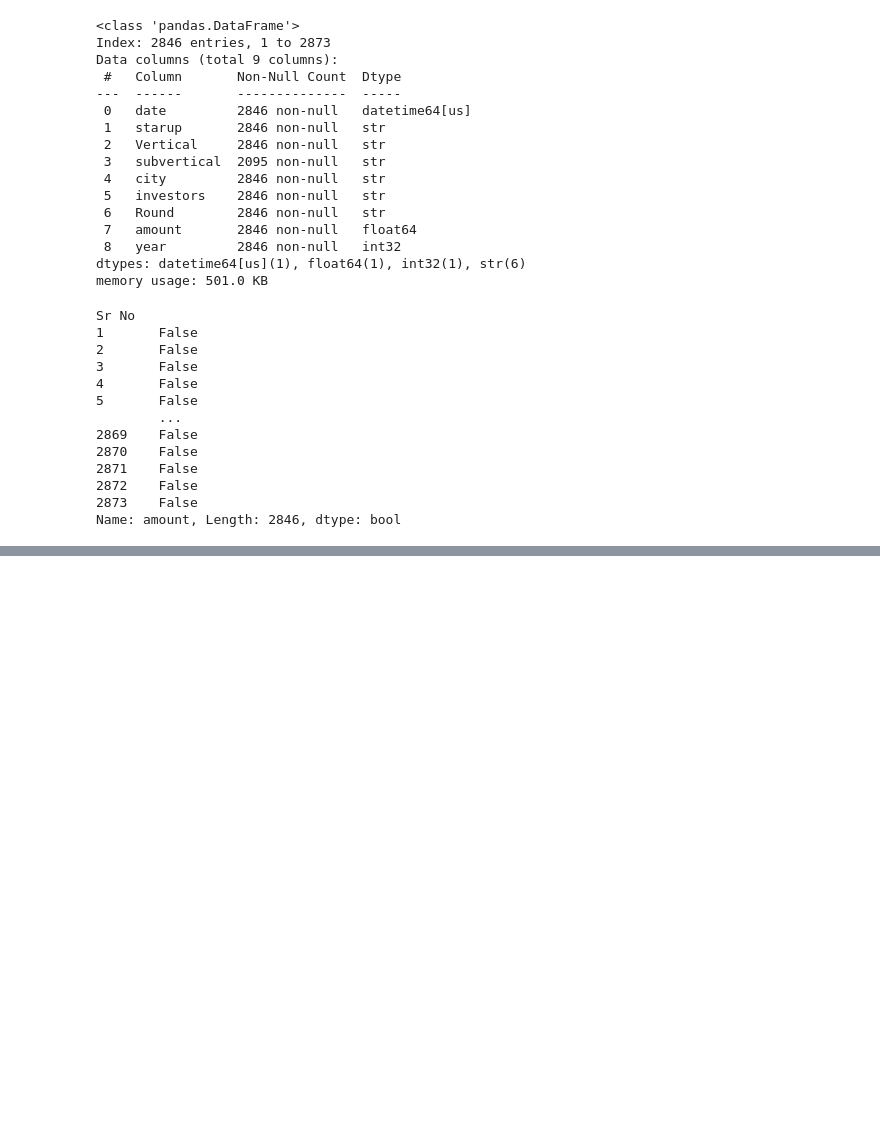
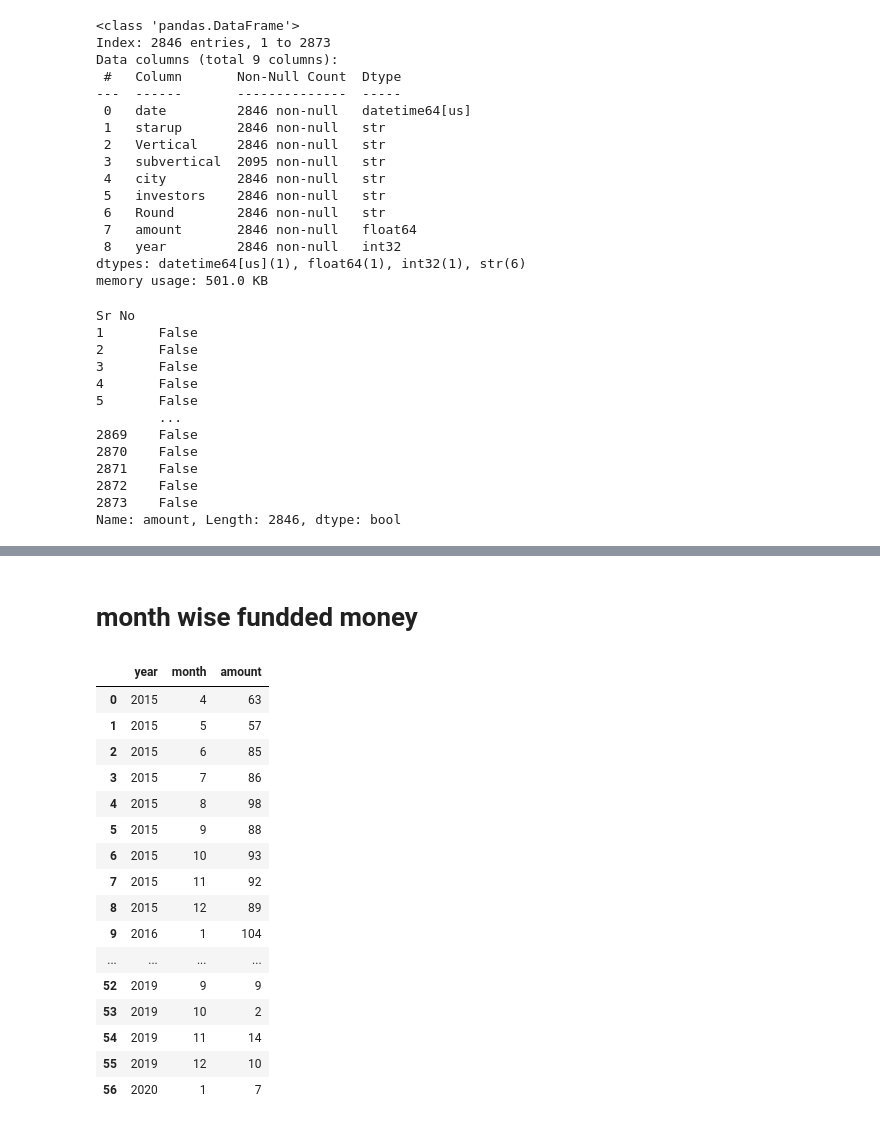
Before and after one commit to manishkumarmj/100_days_ml, a Jupyter notebook: Data visualization_Web_dev/Z_P_Streamlit/Startup_funding_mini_project/temp.ipynb, the cells around one changed output, grey strips where cells are left out. Saved outputs shown, nothing was run; the diff lists cells and outputs as text; code cells hidden in the pictures; blank space fills up the shorter version.

```diff
--- a/Data visualization_Web_dev/Z_P_Streamlit/Startup_funding_mini_project/temp.ipynb
+++ b/Data visualization_Web_dev/Z_P_Streamlit/Startup_funding_mini_project/temp.ipynb
@@ -441,0 +460,2 @@ Name: amount, Length: 2846, dtype: bool
+# %%
+df['month']= df['date'].dt.month
@@ -441,0 +500,22 @@ Name: amount, Length: 2846, dtype: bool
+# %% [markdown]
+# month wise fundded money
+# %%
+df.groupby(['year','month'])["amount"].count().reset_index()
+# %% [output]
+|  | year | month | amount |
+| 0 | 2015 | 4 | 63 |
+| 1 | 2015 | 5 | 57 |
+| 2 | 2015 | 6 | 85 |
+| 3 | 2015 | 7 | 86 |
+| 4 | 2015 | 8 | 98 |
+| 5 | 2015 | 9 | 88 |
+| 6 | 2015 | 10 | 93 |
+| 7 | 2015 | 11 | 92 |
+| 8 | 2015 | 12 | 89 |
+| 9 | 2016 | 1 | 104 |
+| ... | ... | ... | ... |
+| 52 | 2019 | 9 | 9 |
+| 53 | 2019 | 10 | 2 |
+| 54 | 2019 | 11 | 14 |
+| 55 | 2019 | 12 | 10 |
+| 56 | 2020 | 1 | 7 |
```
Also changed, not shown: parts of 11 cells of this notebook, 1 other file.
